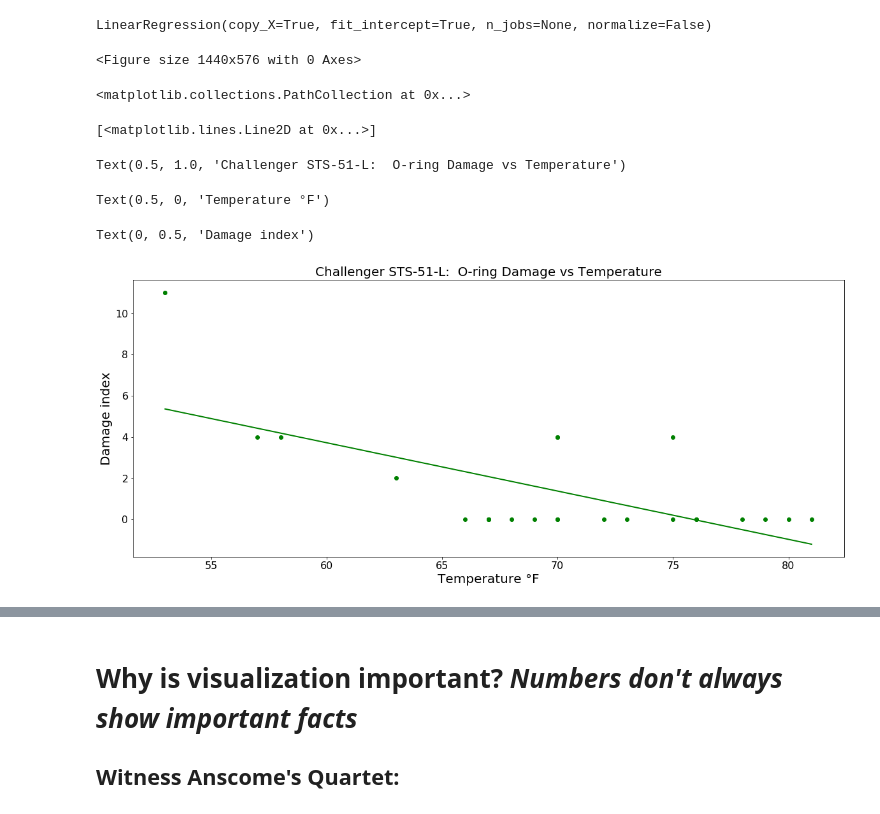
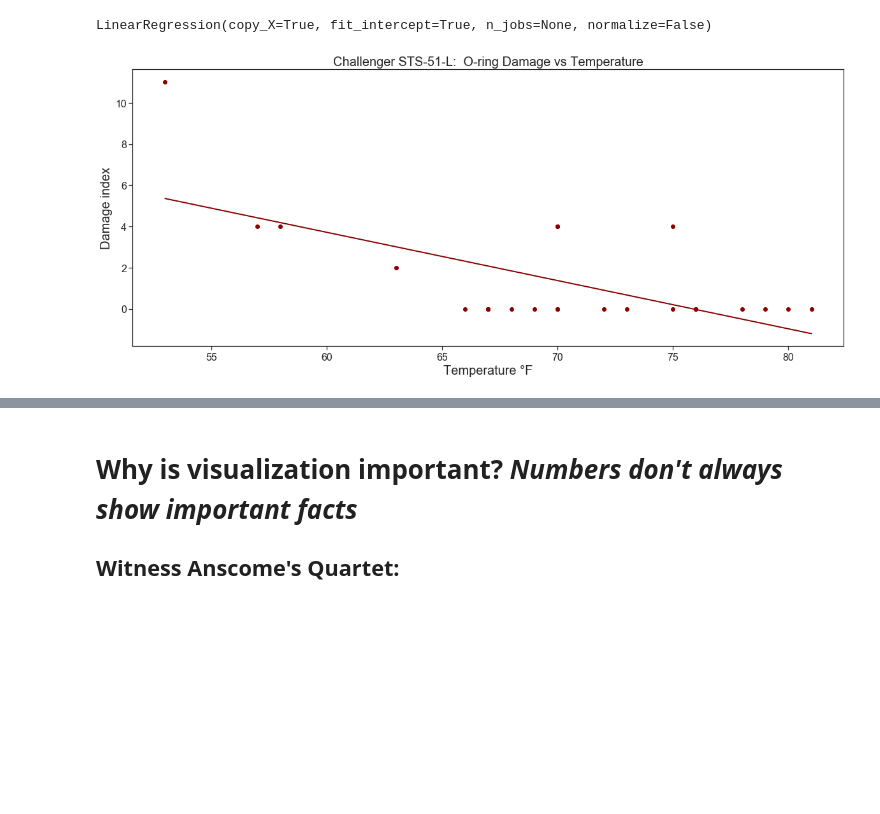
Before and after one commit to surfaceowl-ai/python_visualizations, a Jupyter notebook: notebooks/00_effective_visualizations.ipynb, the cells around one changed output, grey strips where cells are left out. Cells and saved outputs as stored; diff of their text form; code cells hidden in the pictures; blank space fills up the shorter version.

```diff
--- a/notebooks/00_effective_visualizations.ipynb
+++ b/notebooks/00_effective_visualizations.ipynb
@@ -372,21 +375,16 @@ Y_pred = linear_regressor.predict(X)  # make predictions
 # %% [output]
 LinearRegression(copy_X=True, fit_intercept=True, n_jobs=None, normalize=False)
 # %%
+# plot the NASA data
+
 plt.figure(figsize=(20,8))
-plt.scatter(X, Y, color="green")
-plt.plot(X, Y_pred, color="green", linewidth=2)
+plt.scatter(X, Y, color="darkred")
+plt.plot(X, Y_pred, color="darkred", linewidth=2)
 plt.title("Challenger STS-51-L:  O-ring Damage vs Temperature", fontsize=20)
 plt.tick_params(axis='both', which='major', labelsize=16)
 plt.xlabel("Temperature °F", fontsize=20)
-plt.ylabel("Damage index", fontsize=20)
-plt.show()
+plt.ylabel("Damage index", fontsize=20);
 # %% [output]
-<Figure size 1440x576 with 0 Axes>
-<matplotlib.collections.PathCollection at 0x...>
-[<matplotlib.lines.Line2D at 0x...>]
-Text(0.5, 1.0, 'Challenger STS-51-L:  O-ring Damage vs Temperature')
-Text(0.5, 0, 'Temperature °F')
-Text(0, 0.5, 'Damage index')
-[figure, old version]
+[figure, new version]
 # %%
 # generate array of lower temps -- below temps of previous launches
```
Also changed, not shown: parts of 19 cells of this notebook.
